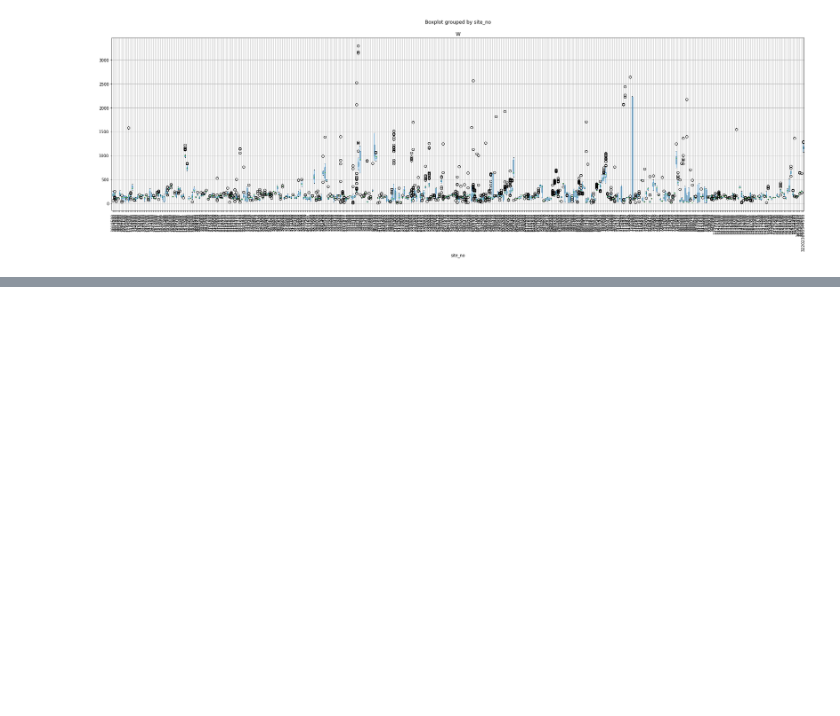
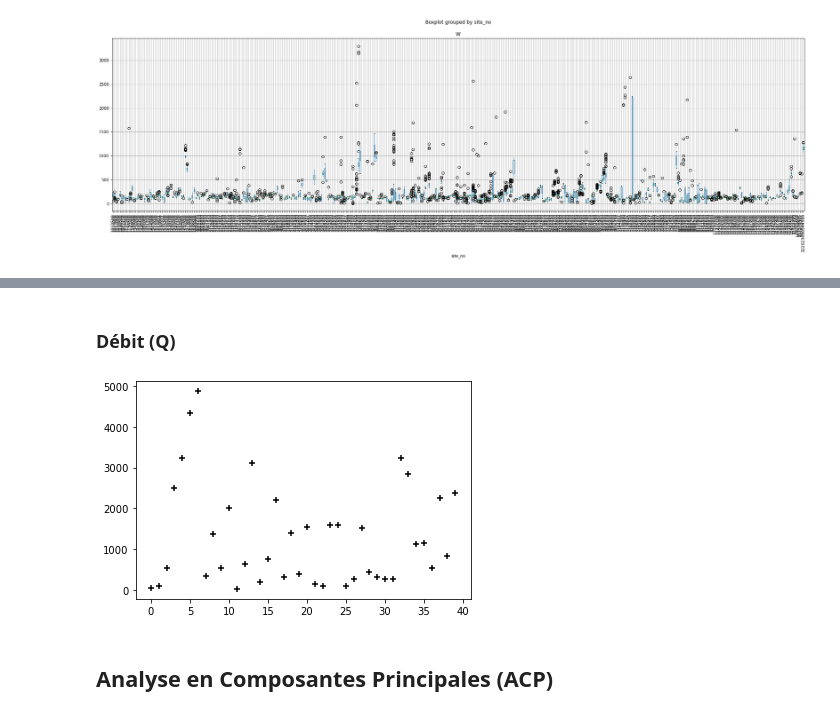
Before and after one commit to scastets/Projet4MA_Hydrologie, a Jupyter notebook: Notebooks/HYDROSWOT_analyses.ipynb, the cells around one changed output, grey strips where cells are left out. Cells and saved outputs as stored; diff of their text form; code cells hidden in the pictures; blank space fills up the shorter version.

```diff
--- a/Notebooks/HYDROSWOT_analyses.ipynb
+++ b/Notebooks/HYDROSWOT_analyses.ipynb
@@ -30,0 +80,10 @@ data.boxplot("flowacc", "site_no", figsize=(30,8), rot=90);
+# %% [markdown]
+### Débit (Q)
+# %%
+SJR_Q = StJohnRiverData.Q
+plt.scatter(X, SJR_Q, color='black', marker='+')
+plt.show()
+# %% [output]
+[figure, added]
+# %% [markdown]
+## Analyse en Composantes Principales (ACP)
```
Also changed, not shown: parts of 22 cells of this notebook.
